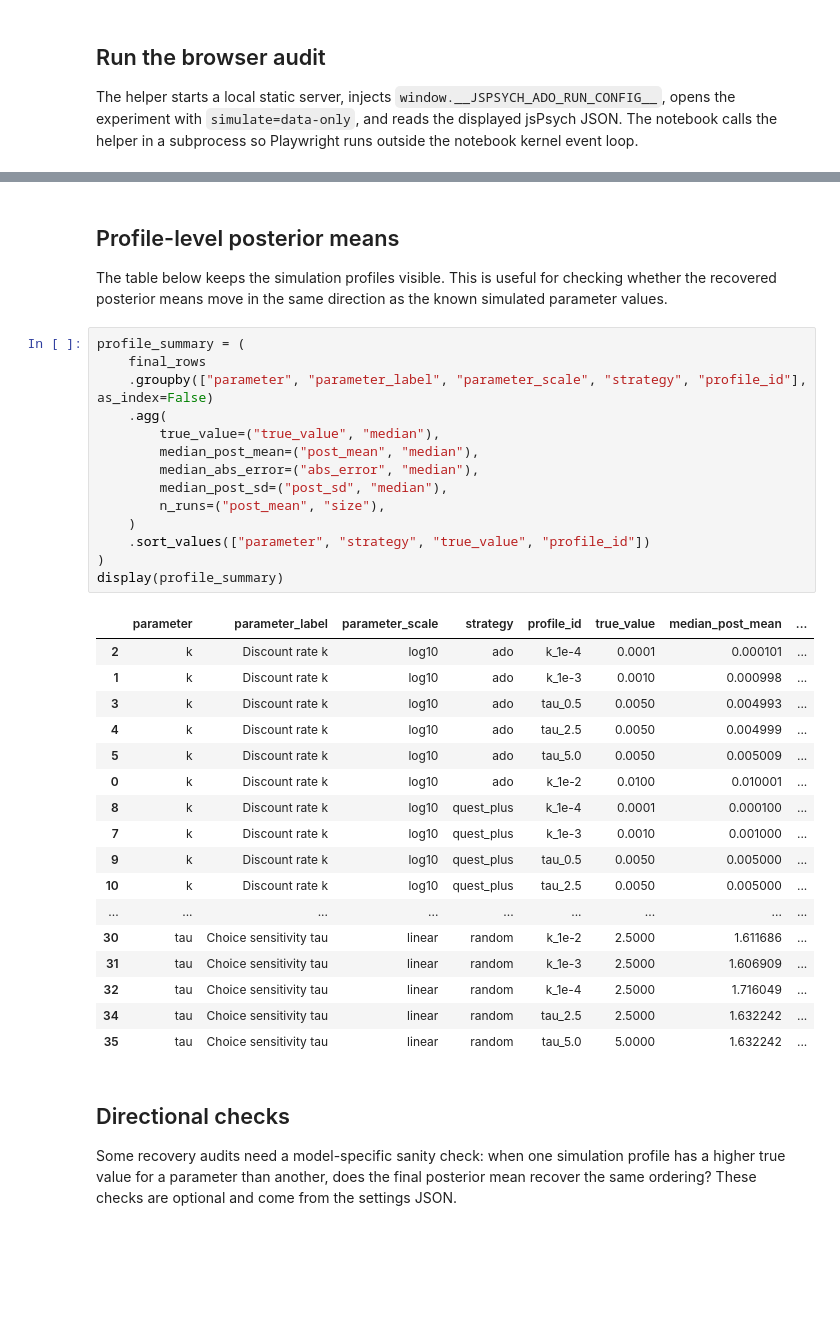
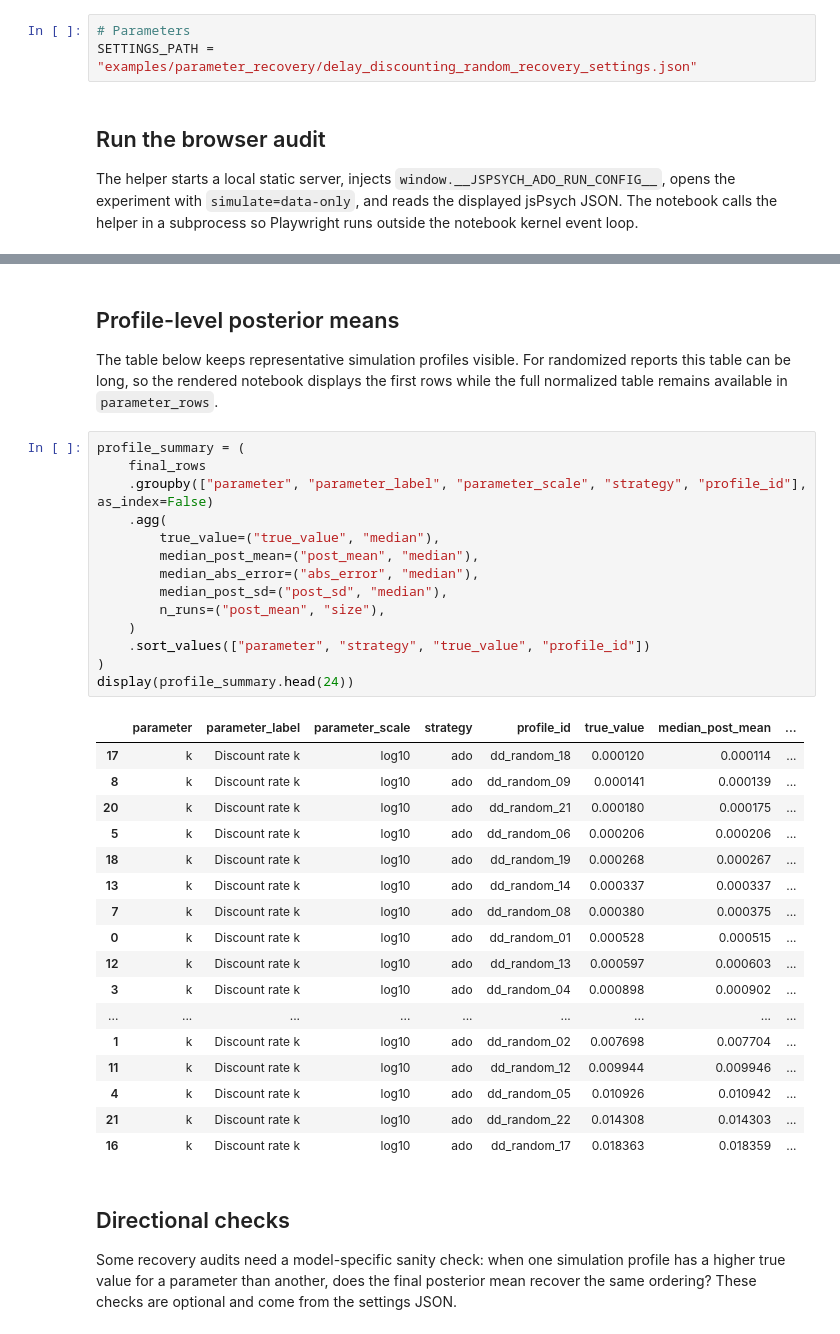
Before and after one commit to githubpsyche/jspsych-ado, a Jupyter notebook: examples/parameter_recovery/reports/delay_discounting_controller_benchmark.ipynb, the cells around one changed output, grey strips where cells are left out. Cells and saved outputs as stored; diff of their text form; blank space fills up the shorter version.

```diff
--- a/examples/parameter_recovery/reports/delay_discounting_controller_benchmark.ipynb
+++ b/examples/parameter_recovery/reports/delay_discounting_controller_benchmark.ipynb
@@ -40,6 +40,9 @@ SELECTED_PARAMETERS = ["k", "tau"]
 RUN_QUICK = False
 DIRECTIONAL_CHECKS = []
 INCLUDE_RAW = False
+# %%
+# Parameters
+SETTINGS_PATH = "examples/parameter_recovery/delay_discounting_random_recovery_settings.json"
 # %% [markdown]
 ## Run the browser audit
 
@@ -196,39 +234,39 @@ display(final_summary)
 # %% [markdown]
 ## Profile-level posterior means
 
-The table below keeps the simulation profiles visible. This is useful for checking whether the recovered posterior means move in the same direction as the known simulated parameter values.
+The table below keeps representative simulation profiles visible. For randomized reports this table can be long, so the rendered notebook displays the first rows while the full normalized table remains available in `parameter_rows`.
 # %%
 profile_summary = (
     final_rows
     .groupby(["parameter", "parameter_label", "parameter_scale", "strategy", "profile_id"], as_index=False)
     .agg(
         true_value=("true_value", "median"),
         median_post_mean=("post_mean", "median"),
         median_abs_error=("abs_error", "median"),
         median_post_sd=("post_sd", "median"),
         n_runs=("post_mean", "size"),
     )
     .sort_values(["parameter", "strategy", "true_value", "profile_id"])
 )
-display(profile_summary)
+display(profile_summary.head(24))
 # %% [output]
 |  | parameter | parameter_label | parameter_scale | strategy | profile_id | true_value | median_post_mean | ... |
-| 2 | k | Discount rate k | log10 | ado | k_1e-4 | 0.0001 | 0.000101 | ... |
-| 1 | k | Discount rate k | log10 | ado | k_1e-3 | 0.0010 | 0.000998 | ... |
-| 3 | k | Discount rate k | log10 | ado | tau_0.5 | 0.0050 | 0.004993 | ... |
-| 4 | k | Discount rate k | log10 | ado | tau_2.5 | 0.0050 | 0.004999 | ... |
-| 5 | k | Discount rate k | log10 | ado | tau_5.0 | 0.0050 | 0.005009 | ... |
-| 0 | k | Discount rate k | log10 | ado | k_1e-2 | 0.0100 | 0.010001 | ... |
-| 8 | k | Discount rate k | log10 | quest_plus | k_1e-4 | 0.0001 | 0.000100 | ... |
-| 7 | k | Discount rate k | log10 | quest_plus | k_1e-3 | 0.0010 | 0.001000 | ... |
-| 9 | k | Discount rate k | log10 | quest_plus | tau_0.5 | 0.0050 | 0.005000 | ... |
-| 10 | k | Discount rate k | log10 | quest_plus | tau_2.5 | 0.0050 | 0.005000 | ... |
+| 17 | k | Discount rate k | log10 | ado | dd_random_18 | 0.000120 | 0.000114 | ... |
+| 8 | k | Discount rate k | log10 | ado | dd_random_09 | 0.000141 | 0.000139 | ... |
+| 20 | k | Discount rate k | log10 | ado | dd_random_21 | 0.000180 | 0.000175 | ... |
+| 5 | k | Discount rate k | log10 | ado | dd_random_06 | 0.000206 | 0.000206 | ... |
+| 18 | k | Discount rate k | log10 | ado | dd_random_19 | 0.000268 | 0.000267 | ... |
+| 13 | k | Discount rate k | log10 | ado | dd_random_14 | 0.000337 | 0.000337 | ... |
+| 7 | k | Discount rate k | log10 | ado | dd_random_08 | 0.000380 | 0.000375 | ... |
+| 0 | k | Discount rate k | log10 | ado | dd_random_01 | 0.000528 | 0.000515 | ... |
+| 12 | k | Discount rate k | log10 | ado | dd_random_13 | 0.000597 | 0.000603 | ... |
+| 3 | k | Discount rate k | log10 | ado | dd_random_04 | 0.000898 | 0.000902 | ... |
 | ... | ... | ... | ... | ... | ... | ... | ... | ... |
-| 30 | tau | Choice sensitivity tau | linear | random | k_1e-2 | 2.5000 | 1.611686 | ... |
-| 31 | tau | Choice sensitivity tau | linear | random | k_1e-3 | 2.5000 | 1.606909 | ... |
-| 32 | tau | Choice sensitivity tau | linear | random | k_1e-4 | 2.5000 | 1.716049 | ... |
-| 34 | tau | Choice sensitivity tau | linear | random | tau_2.5 | 2.5000 | 1.632242 | ... |
-| 35 | tau | Choice sensitivity tau | linear | random | tau_5.0 | 5.0000 | 1.632242 | ... |
+| 1 | k | Discount rate k | log10 | ado | dd_random_02 | 0.007698 | 0.007704 | ... |
+| 11 | k | Discount rate k | log10 | ado | dd_random_12 | 0.009944 | 0.009946 | ... |
+| 4 | k | Discount rate k | log10 | ado | dd_random_05 | 0.010926 | 0.010942 | ... |
+| 21 | k | Discount rate k | log10 | ado | dd_random_22 | 0.014308 | 0.014303 | ... |
+| 16 | k | Discount rate k | log10 | ado | dd_random_17 | 0.018363 | 0.018359 | ... |
 # %% [markdown]
 ## Directional checks
 
```
Also changed, not shown: parts of 11 cells of this notebook, 9 other files.
